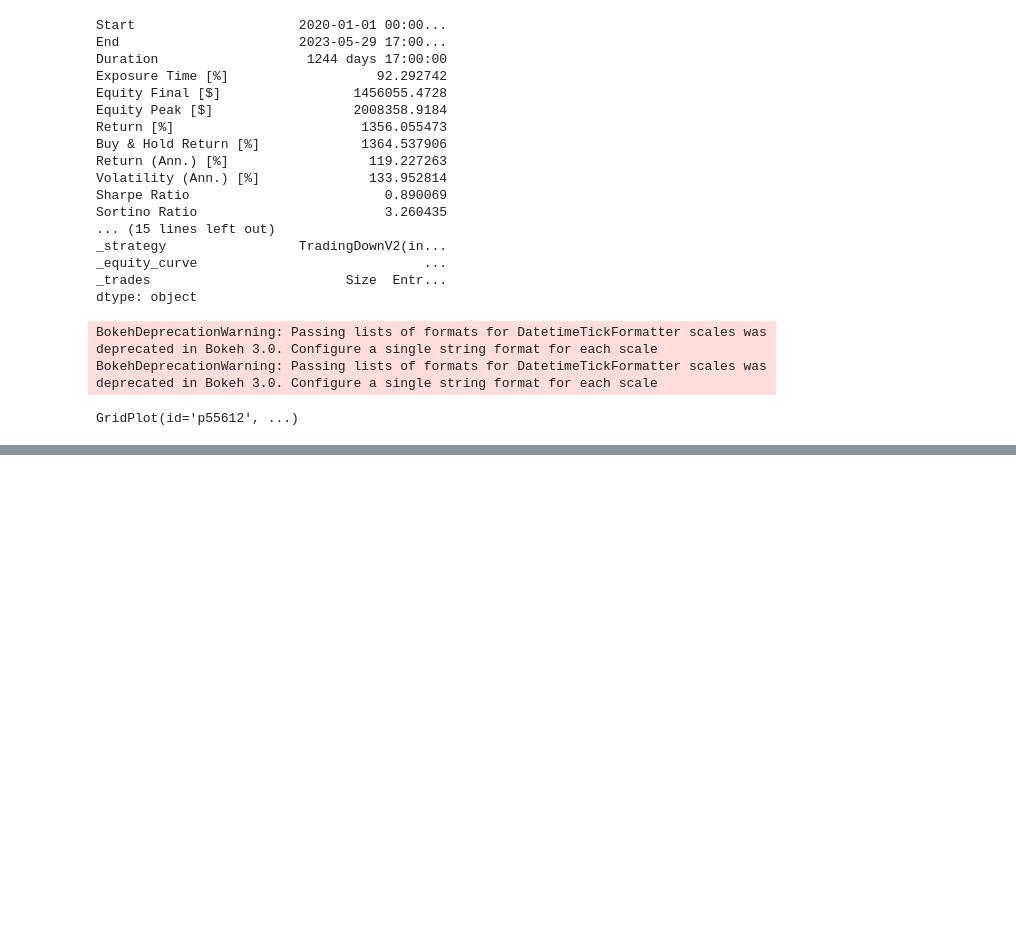
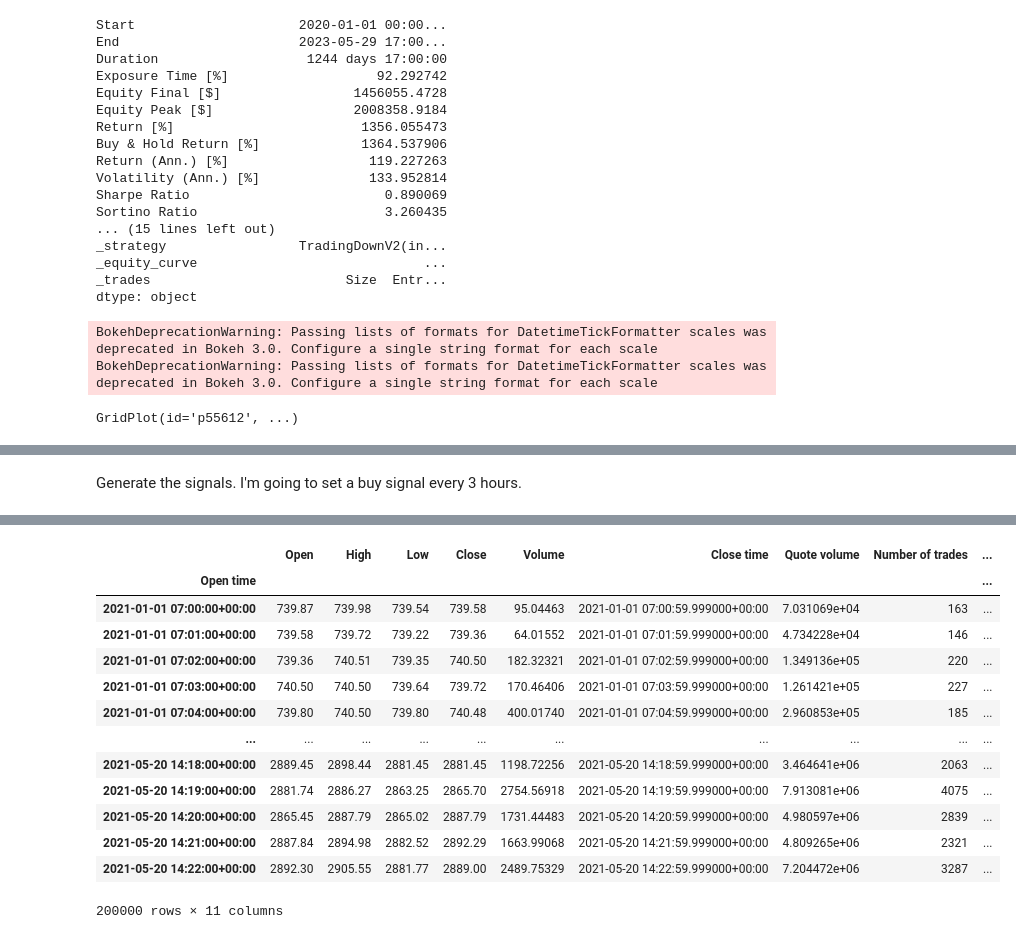
Before and after one commit to eervin123/position-management, a Jupyter notebook: backtesting_exit_strategies.ipynb, the cells around one changed output, grey strips where cells are left out. Drawn from its saved outputs; the diff is of its cells as text; code cells hidden in the pictures; blank space fills up the shorter version.

```diff
--- a/backtesting_exit_strategies.ipynb
+++ b/backtesting_exit_strategies.ipynb
@@ -647,0 +652,16 @@ GridPlot(id='p55612', ...)
+# %% [markdown]
+Generate the signals. I'm going to set a buy signal every 3 hours.
+# %%
+# Generate buy signals ever 3 hours (180 minutes)
+signal = np.zeros(len(eth_1m))
+signal[::180] = 1
+signal = pd.Series(signal, index=eth_1m.index)
+print(signal[::180].tail(10))
+
+# Add it to the dataframe
+eth_1m['signal'] = signal
+
+# Create a smaller dataframe to backtest initially
+eth_1m_small = eth_1m.iloc[:200000]
+eth_1m_small
+# %% [output]
@@ -647,0 +680,14 @@ GridPlot(id='p55612', ...)
+|  | Open | High | Low | Close | Volume | Close time | Quote volume | Number of trades | ... |
+| Open time |  |  |  |  |  |  |  |  | ... |
+| 2021-01-01 07:00:00+00:00 | 739.87 | 739.98 | 739.54 | 739.58 | 95.04463 | 2021-01-01 07:00:59.999000+00:00 | 7.031069e+04 | 163 | ... |
+| 2021-01-01 07:01:00+00:00 | 739.58 | 739.72 | 739.22 | 739.36 | 64.01552 | 2021-01-01 07:01:59.999000+00:00 | 4.734228e+04 | 146 | ... |
+| 2021-01-01 07:02:00+00:00 | 739.36 | 740.51 | 739.35 | 740.50 | 182.32321 | 2021-01-01 07:02:59.999000+00:00 | 1.349136e+05 | 220 | ... |
+| 2021-01-01 07:03:00+00:00 | 740.50 | 740.50 | 739.64 | 739.72 | 170.46406 | 2021-01-01 07:03:59.999000+00:00 | 1.261421e+05 | 227 | ... |
+| 2021-01-01 07:04:00+00:00 | 739.80 | 740.50 | 739.80 | 740.48 | 400.01740 | 2021-01-01 07:04:59.999000+00:00 | 2.960853e+05 | 185 | ... |
+| ... | ... | ... | ... | ... | ... | ... | ... | ... | ... |
+| 2021-05-20 14:18:00+00:00 | 2889.45 | 2898.44 | 2881.45 | 2881.45 | 1198.72256 | 2021-05-20 14:18:59.999000+00:00 | 3.464641e+06 | 2063 | ... |
+| 2021-05-20 14:19:00+00:00 | 2881.74 | 2886.27 | 2863.25 | 2865.70 | 2754.56918 | 2021-05-20 14:19:59.999000+00:00 | 7.913081e+06 | 4075 | ... |
+| 2021-05-20 14:20:00+00:00 | 2865.45 | 2887.79 | 2865.02 | 2887.79 | 1731.44483 | 2021-05-20 14:20:59.999000+00:00 | 4.980597e+06 | 2839 | ... |
+| 2021-05-20 14:21:00+00:00 | 2887.84 | 2894.98 | 2882.52 | 2892.29 | 1663.99068 | 2021-05-20 14:21:59.999000+00:00 | 4.809265e+06 | 2321 | ... |
+| 2021-05-20 14:22:00+00:00 | 2892.30 | 2905.55 | 2881.77 | 2889.00 | 2489.75329 | 2021-05-20 14:22:59.999000+00:00 | 7.204472e+06 | 3287 | ... |
+200000 rows × 11 columns
```
Also changed, not shown: parts of 24 cells of this notebook, 2 other files.
